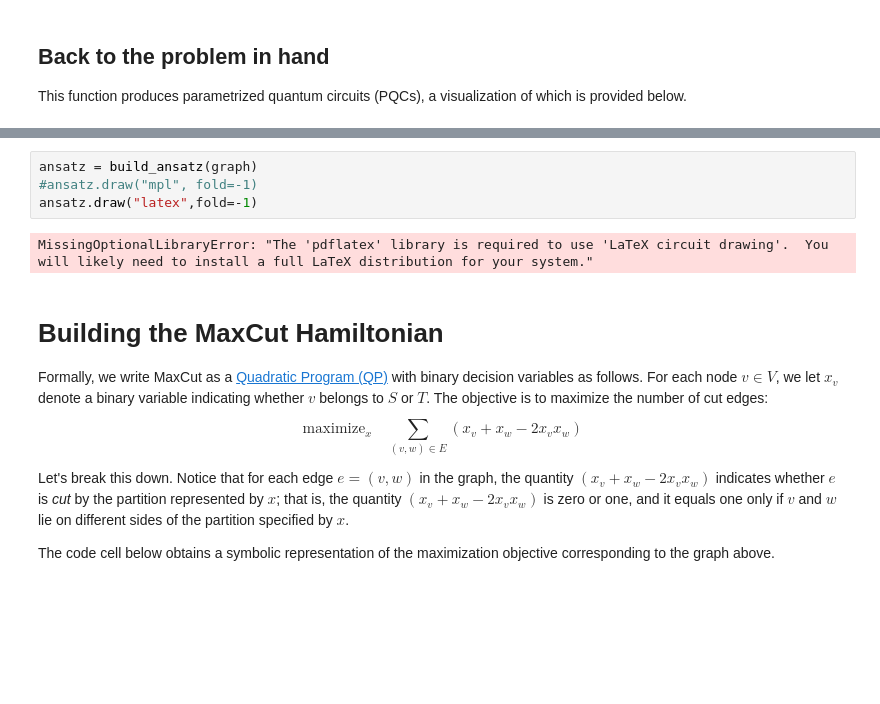
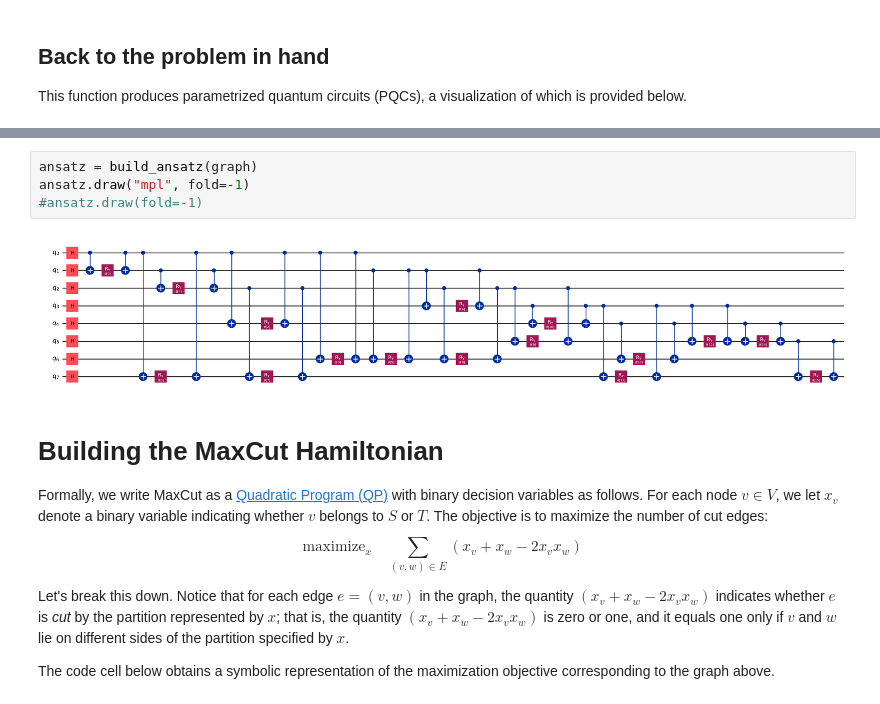
Before and after one commit to vmacarrein/2025-IonQ, a Jupyter notebook: IonQuHack2025.ipynb, the cells around one changed output, grey strips where cells are left out. Saved outputs shown, nothing was run; the diff lists cells and outputs as text; blank space fills up the shorter version.

```diff
--- a/IonQuHack2025.ipynb
+++ b/IonQuHack2025.ipynb
@@ -423,10 +423,10 @@ Installing collected packages: pylatexenc
 Successfully installed pylatexenc-2.10
 # %%
 ansatz = build_ansatz(graph)
-#ansatz.draw("mpl", fold=-1)
-ansatz.draw("latex",fold=-1)
+ansatz.draw("mpl", fold=-1)
+#ansatz.draw(fold=-1)
 # %% [output]
-MissingOptionalLibraryError: "The 'pdflatex' library is required to use 'LaTeX circuit drawing'.  You will likely need to install a full LaTeX distribution for your system."
+[figure, added]
 # %% [markdown]
 # Building the MaxCut Hamiltonian
 
```
Also changed, not shown: parts of 9 cells of this notebook.
